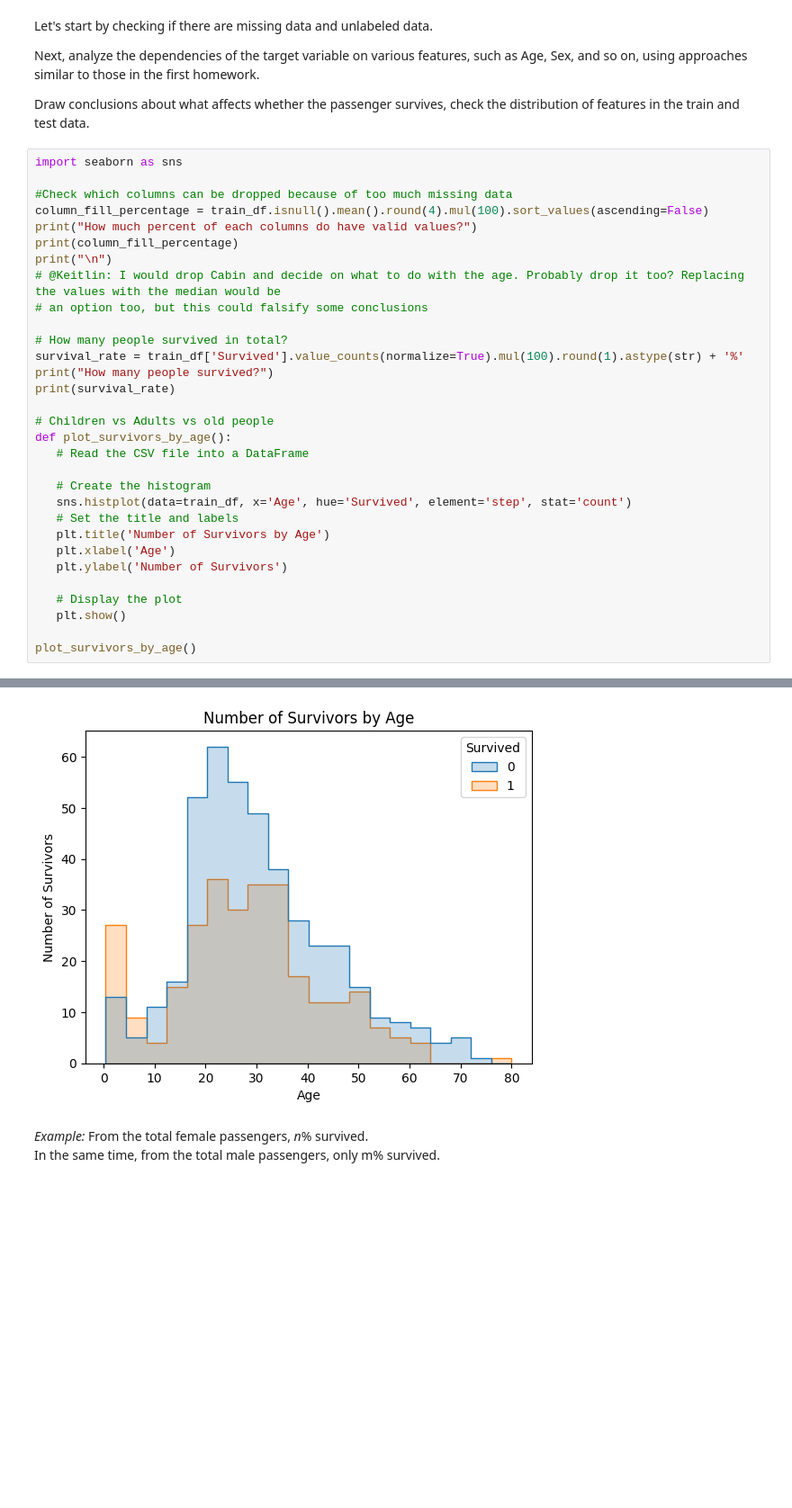
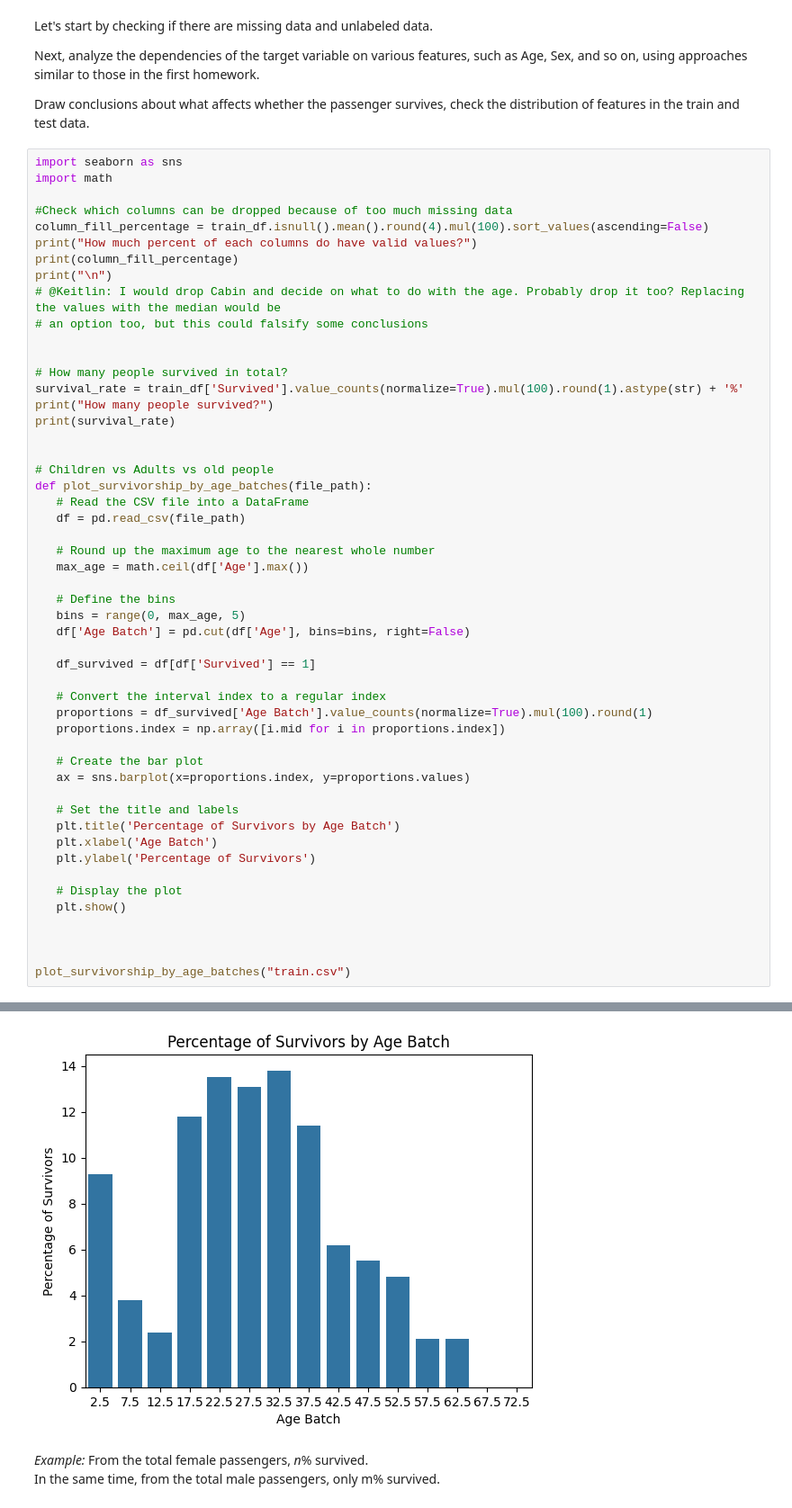
Before and after one commit to raweber42/titanic-data-science, a Jupyter notebook: hw2_classification.ipynb, the cells around one changed output, grey strips where cells are left out. Shown at 90% size. Saved outputs shown, nothing was run; the diff lists cells and outputs as text; blank space fills up the shorter version.

Commit message:
Add survivor by age chart

```diff
--- a/hw2_classification.ipynb
+++ b/hw2_classification.ipynb
@@ -69,6 +69,7 @@ Next, analyze the dependencies of the target variable on various features, such
 Draw conclusions about what affects whether the passenger survives, check the distribution of features in the train and test data.
 # %%
 import seaborn as sns
+import math
 
 #Check which columns can be dropped because of too much missing data
 column_fill_percentage = train_df.isnull().mean().round(4).mul(100).sort_values(ascending=False)
@@ -78,25 +79,44 @@ print("\n")
 # @Keitlin: I would drop Cabin and decide on what to do with the age. Probably drop it too? Replacing the values with the median would be
 # an option too, but this could falsify some conclusions
 
+
 # How many people survived in total?
 survival_rate = train_df['Survived'].value_counts(normalize=True).mul(100).round(1).astype(str) + '%'
 print("How many people survived?")
 print(survival_rate)
 
+
 # Children vs Adults vs old people
-def plot_survivors_by_age():
+def plot_survivorship_by_age_batches(file_path):
    # Read the CSV file into a DataFrame
+   df = pd.read_csv(file_path)
 
-   # Create the histogram
-   sns.histplot(data=train_df, x='Age', hue='Survived', element='step', stat='count')
+   # Round up the maximum age to the nearest whole number
+   max_age = math.ceil(df['Age'].max())
+
+   # Define the bins
+   bins = range(0, max_age, 5)
+   df['Age Batch'] = pd.cut(df['Age'], bins=bins, right=False)
+
+   df_survived = df[df['Survived'] == 1]
+
+   # Convert the interval index to a regular index
+   proportions = df_survived['Age Batch'].value_counts(normalize=True).mul(100).round(1)
+   proportions.index = np.array([i.mid for i in proportions.index])
+
+   # Create the bar plot
+   ax = sns.barplot(x=proportions.index, y=proportions.values)
+
    # Set the title and labels
-   plt.title('Number of Survivors by Age')
-   plt.xlabel('Age')
-   plt.ylabel('Number of Survivors')
+   plt.title('Percentage of Survivors by Age Batch')
+   plt.xlabel('Age Batch')
+   plt.ylabel('Percentage of Survivors')
 
    # Display the plot
    plt.show()
 
-plot_survivors_by_age()
+
+
+plot_survivorship_by_age_batches("train.csv")
 # %% [output]
 How much percent of each columns do have valid values?
@@ -115,8 +135,8 @@ Ticket          0.00
 Survived
 0    61.6%
 1    38.4%
 Name: proportion, dtype: object
-[figure, old version]
+[figure, new version]
 # %% [markdown]
 *Example:*
 From the total female passengers, *n*% survived.
```
Also changed, not shown: parts of 1 cell of this notebook.
